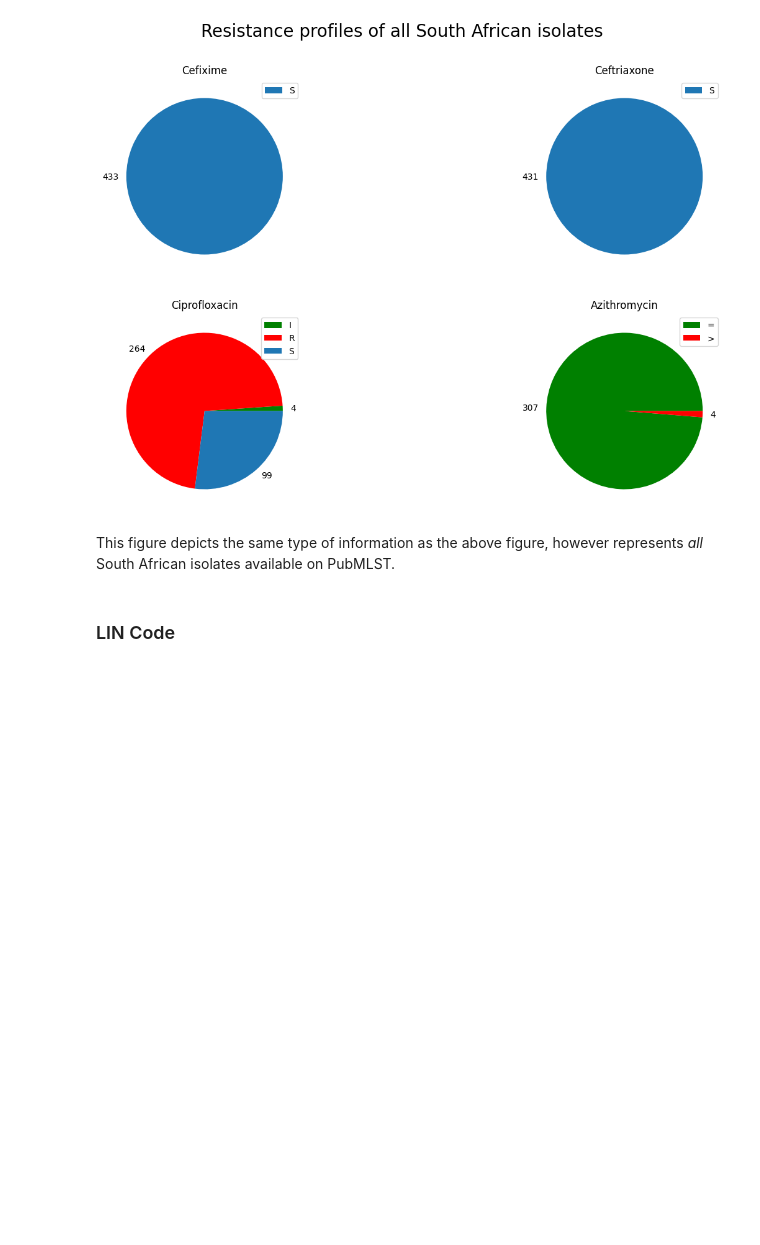
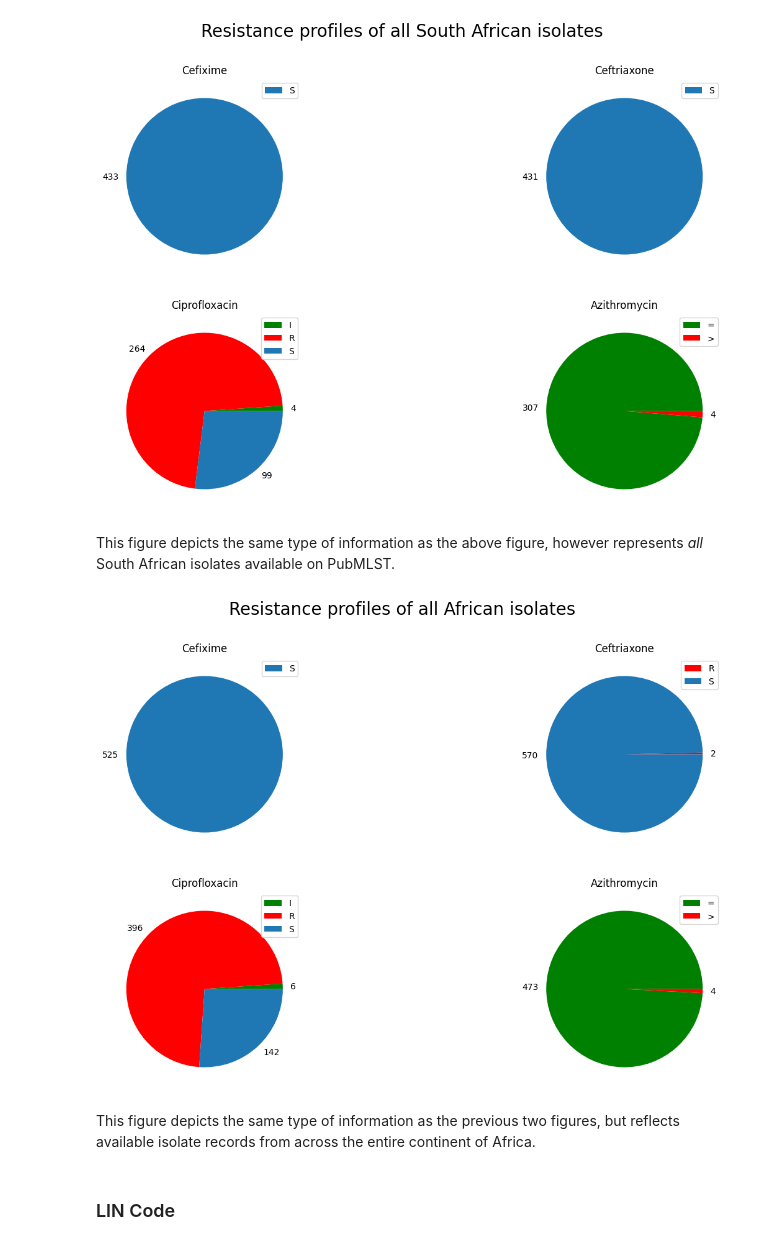
Before and after one commit to watchlotr/NGonorrhoeae_Y4, a Jupyter notebook: NG_Figures.ipynb, the cells around one changed output. Saved outputs shown, nothing was run; the diff lists cells and outputs as text; code cells hidden in the pictures; blank space fills up the shorter version.

Commit message:
Commit 7 - adds pie charts for phenotypic AMR profiles for all African isolates

```diff
--- a/NG_Figures.ipynb
+++ b/NG_Figures.ipynb
@@ -352,6 +352,58 @@ plt.show()
 [figure]
 # %% [markdown]
 This figure depicts the same type of information as the above figure, however represents *all* South African isolates available on PubMLST.
+# %%
+afr_amr: pd.DataFrame = pd.read_csv("Data/afr_amr_prof.csv", sep = ",", header = "infer")
+
+afr_amr.head()
+
+afr_amr.rename(columns = {"azithromycin_mic_sign": "azi_sign", 'cefixime_SIR': "cef_sir", 'ceftriaxone_SIR': "ceftri_sir", "ciprofloxacin_SIR": "cipro_sir"}, inplace = True)
+
+afr_amr.head()
+
+afr_azi = afr_amr.azi_sign.dropna(axis = 0, how = "any")
+afr_cef = afr_amr.cef_sir.dropna(axis = 0, how = "any")
+afr_ceftri = afr_amr.ceftri_sir.dropna(axis = 0, how = "any")
+afr_cipro = afr_amr.cipro_sir.dropna(axis = 0, how = "any")
+
+amr_azi3 = afr_azi.groupby(afr_azi).count()
+#print(amr_azi3)
+
+amr_cef3 = afr_cef.groupby(afr_cef).count()
+#print(amr_cef3)
+
+amr_ceftri3 = afr_ceftri.groupby(afr_ceftri).count()
+#print(amr_ceftri3)
+
+amr_cipro3 = afr_cipro.groupby(afr_cipro).count()
+#print(amr_cipro3)
+
+
+fig, ax = plt.subplots(2,2, figsize = (16,9))
+
+ax[0,0].pie(amr_cef3, labels = amr_cef3)
+ax[0,0].set_title("Cefixime")
+ax[0,0].legend(amr_cef3.keys().tolist(), loc = "upper right")
+
+ax[0,1].pie(amr_ceftri3, labels = amr_ceftri3, colors = ["red", "#1f77b4"])
+ax[0,1].set_title("Ceftriaxone")
+ax[0,1].legend(amr_ceftri3.keys().tolist(), loc = "upper right")
+
+ax[1,0].pie(amr_cipro3, labels = amr_cipro3,  colors = ["green", "red", "#1f77b4"])
+ax[1,0].set_title("Ciprofloxacin")
+ax[1,0].legend(amr_cipro3.keys().tolist(), loc = "upper right")
+
+ax[1,1].pie(amr_azi3, labels = amr_azi3, colors = ["green", "red"])
+ax[1,1].set_title("Azithromycin")
+ax[1,1].legend(amr_azi3.keys().tolist(), loc = "upper right")
+
+fig.suptitle("Resistance profiles of all African isolates", fontsize = 20)
+
+plt.show()
+# %% [output]
+[figure, added]
+# %% [markdown]
+This figure depicts the same type of information as the previous two figures, but reflects available isolate records from across the entire continent of Africa.
 # %% [markdown]
 ### LIN Code
 # %%
```
Also changed, not shown: parts of 1 cell of this notebook, 1 other file.
